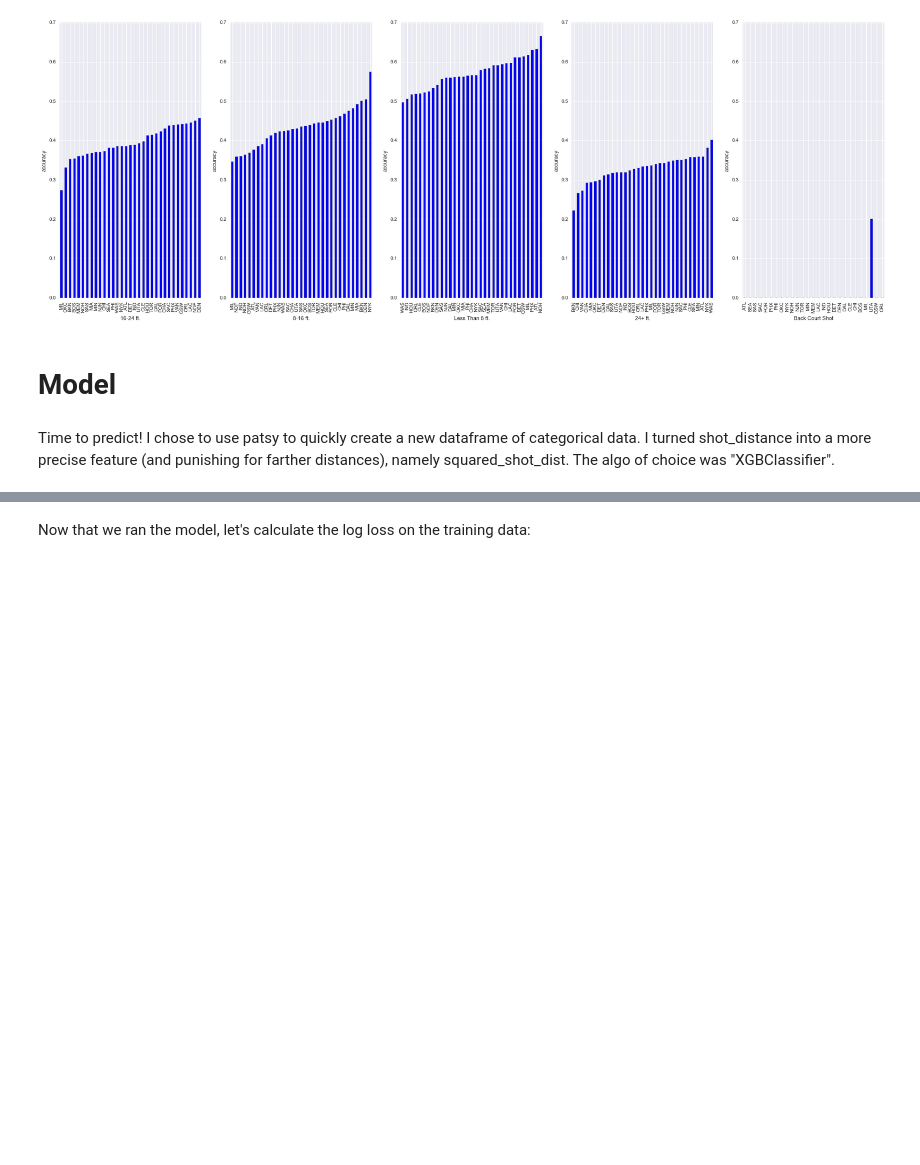
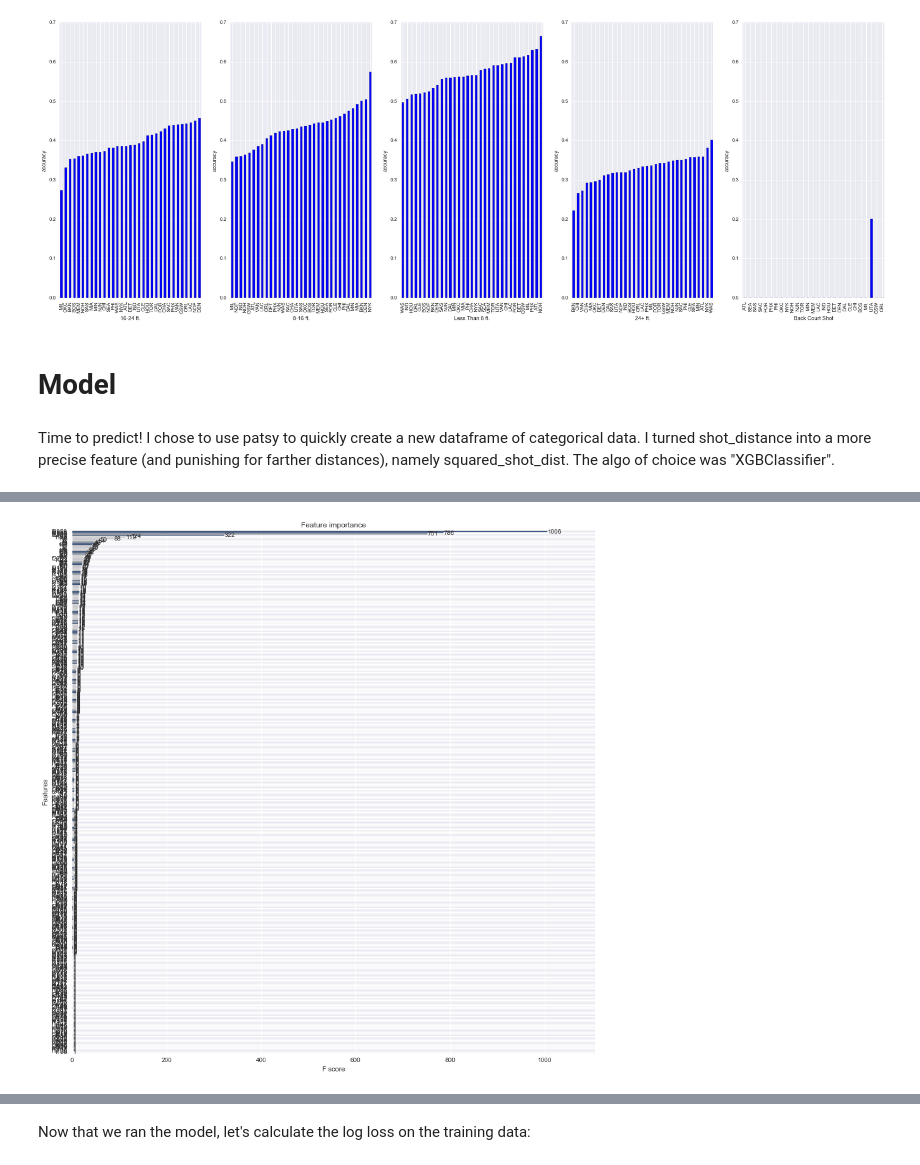
Before and after one commit to michaelwang1994/Main, a Jupyter notebook: Kaggle/Kobe/Kobe20160720.ipynb, the cells around one changed output, grey strips where cells are left out. Saved outputs shown, nothing was run; the diff lists cells and outputs as text; code cells hidden in the pictures; blank space fills up the shorter version.

```diff
--- a/Kaggle/Kobe/Kobe20160720.ipynb
+++ b/Kaggle/Kobe/Kobe20160720.ipynb
@@ -385,10 +462,10 @@ import xgboost as xgb
 # %%
-df['squared_shot_dist'] = np.sqrt(train['loc_x']**2 + train['loc_y']**2)**3
+df['squared_shot_dist'] = np.sqrt(df['loc_x']**2 + df['loc_y']**2)**3
 df['shot_made_flag_fill'] = df['shot_made_flag'].fillna(0)
 # %%
 loc = "squared_shot_dist + pit + three_points + C(shot_zone_area) + C(shot_zone_basic) + C(shot_zone_range) + "
 action = "C(combined_shot_type) + C(action_type) + "
-time = "seconds_into_period + period + "
+time = "seconds_into_period + period + C(made_last_shot) + time_from_last_shot +"
 game = "C(season)*C(opponent)*C(away) + C(game_id)"
 
 y, x = patsy.dmatrices("shot_made_flag_fill ~ " + loc + action + time + game,
@@ -396,0 +494,2 @@ y = df['shot_made_flag']
+# %%
+x = x.rename(columns=lambda x: re.sub(r'\(|\)|\[|\]|\.|\:', "_", x))
@@ -401,6 +520,10 @@ y_train = y[df['shot_made_flag'].isnull() == False]
 y_test = y[df['shot_made_flag'].isnull()]
 # %%
 X_train, X_test, Y_train, Y_test = train_test_split(x_train, y_train, test_size = .33)
+# %%
+clf = XGBClassifier()
+clf.fit(X_train, Y_train)
+score = log_loss(Y_test, clf.predict_proba(X_test)[:,1])
 # %%
 clf=XGBClassifier(reg_lambda = 1, reg_alpha = 1)
 parameters = {'n_estimators': [500],
@@ -420,0 +568,8 @@ fitmodel.best_estimator_, fitmodel.best_params_, fitmodel.best_score_, fitmodel.
+# %%
+f, ax = plt.subplots()
+ax = xgb.plot_importance(fitmodel.best_estimator_, ax = ax)
+column_list = ax.get_yticklabels
+f.set_figheight(15)
+f.set_figwidth(15)
+# %% [output]
+[figure, added]
```
Also changed, not shown: parts of 24 cells of this notebook, 8 other files.
